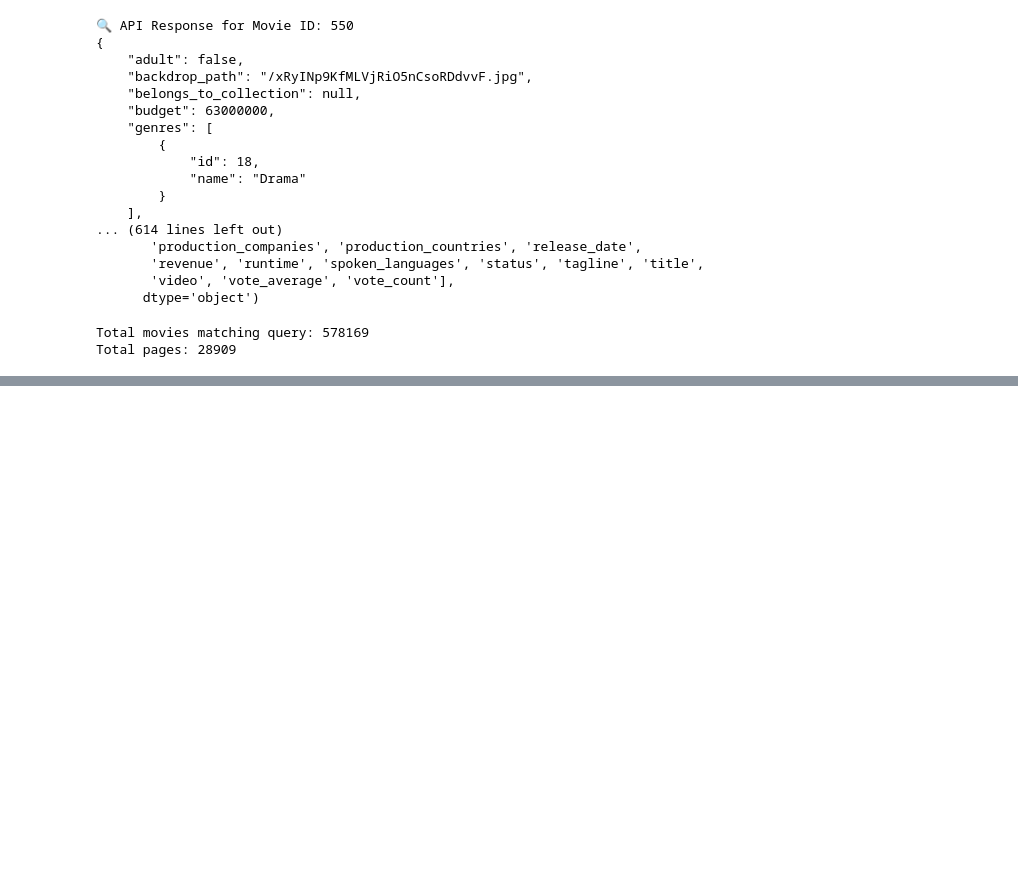
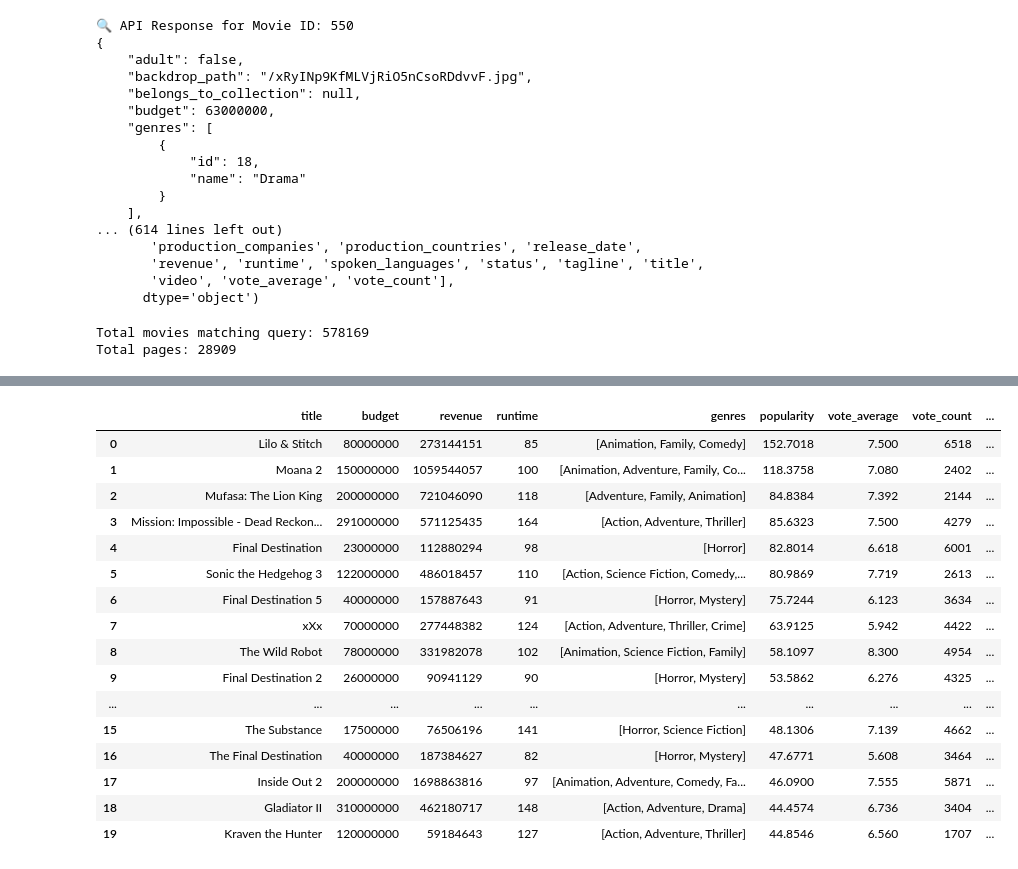
Before and after one commit to mattguy22/Movie-Revenue-Predictor, a Jupyter notebook: Jenni K/Untitled-1.ipynb, the cells around one changed output, grey strips where cells are left out. Cells and saved outputs as stored; diff of their text form; code cells hidden in the pictures; blank space fills up the shorter version.

```diff
--- a/Jenni K/Untitled-1.ipynb
+++ b/Jenni K/Untitled-1.ipynb
@@ -288,0 +344,22 @@ df_movies
+# %%
+df_movies.reset_index(drop=True, inplace=True)
+
+df_movies
+# %% [output]
+|  | title | budget | revenue | runtime | genres | popularity | vote_average | vote_count | ... |
+| 0 | Lilo & Stitch | 80000000 | 273144151 | 85 | [Animation, Family, Comedy] | 152.7018 | 7.500 | 6518 | ... |
+| 1 | Moana 2 | 150000000 | 1059544057 | 100 | [Animation, Adventure, Family, Co... | 118.3758 | 7.080 | 2402 | ... |
+| 2 | Mufasa: The Lion King | 200000000 | 721046090 | 118 | [Adventure, Family, Animation] | 84.8384 | 7.392 | 2144 | ... |
+| 3 | Mission: Impossible - Dead Reckon... | 291000000 | 571125435 | 164 | [Action, Adventure, Thriller] | 85.6323 | 7.500 | 4279 | ... |
+| 4 | Final Destination | 23000000 | 112880294 | 98 | [Horror] | 82.8014 | 6.618 | 6001 | ... |
+| 5 | Sonic the Hedgehog 3 | 122000000 | 486018457 | 110 | [Action, Science Fiction, Comedy,... | 80.9869 | 7.719 | 2613 | ... |
+| 6 | Final Destination 5 | 40000000 | 157887643 | 91 | [Horror, Mystery] | 75.7244 | 6.123 | 3634 | ... |
+| 7 | xXx | 70000000 | 277448382 | 124 | [Action, Adventure, Thriller, Crime] | 63.9125 | 5.942 | 4422 | ... |
+| 8 | The Wild Robot | 78000000 | 331982078 | 102 | [Animation, Science Fiction, Family] | 58.1097 | 8.300 | 4954 | ... |
+| 9 | Final Destination 2 | 26000000 | 90941129 | 90 | [Horror, Mystery] | 53.5862 | 6.276 | 4325 | ... |
+| ... | ... | ... | ... | ... | ... | ... | ... | ... | ... |
+| 15 | The Substance | 17500000 | 76506196 | 141 | [Horror, Science Fiction] | 48.1306 | 7.139 | 4662 | ... |
+| 16 | The Final Destination | 40000000 | 187384627 | 82 | [Horror, Mystery] | 47.6771 | 5.608 | 3464 | ... |
+| 17 | Inside Out 2 | 200000000 | 1698863816 | 97 | [Animation, Adventure, Comedy, Fa... | 46.0900 | 7.555 | 5871 | ... |
+| 18 | Gladiator II | 310000000 | 462180717 | 148 | [Action, Adventure, Drama] | 44.4574 | 6.736 | 3404 | ... |
+| 19 | Kraven the Hunter | 120000000 | 59184643 | 127 | [Action, Adventure, Thriller] | 44.8546 | 6.560 | 1707 | ... |
```
Also changed, not shown: parts of 3 cells of this notebook, 1 other file.
